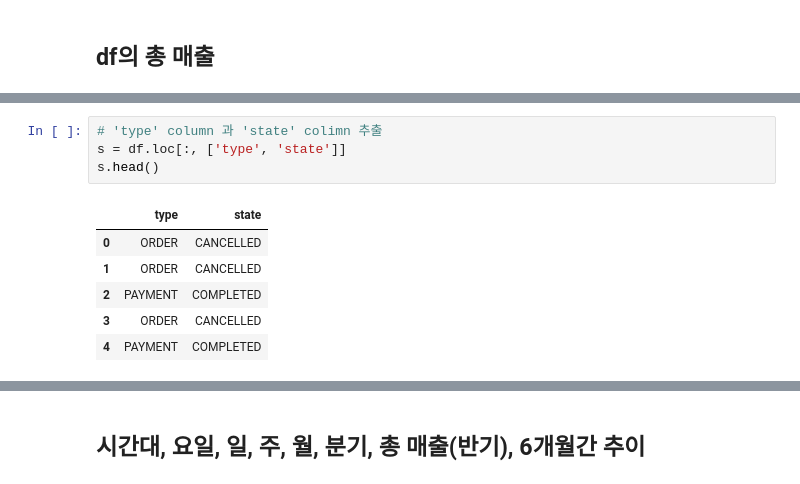
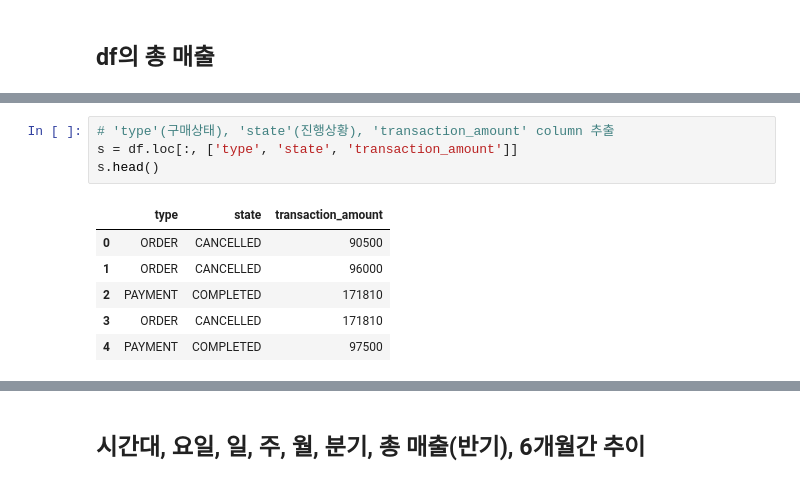
Before and after one commit to jbkim0530/Fast-campus-EDA, a Jupyter notebook: bobjo_visualization_form_jb.ipynb, the cells around one changed output, grey strips where cells are left out. Saved outputs shown, nothing was run; the diff lists cells and outputs as text.

```diff
--- a/bobjo_visualization_form_jb.ipynb
+++ b/bobjo_visualization_form_jb.ipynb
@@ -126,13 +117,13 @@ cc['transaction_amount'].sum()   # 총매출 구하기
 # %%
-# 'type' column 과 'state' colimn 추출
-s = df.loc[:, ['type', 'state']]
+# 'type'(구매상태), 'state'(진행상황), 'transaction_amount' column 추출
+s = df.loc[:, ['type', 'state', 'transaction_amount']]
 s.head()
 # %% [output]
-|  | type | state |
-| 0 | ORDER | CANCELLED |
-| 1 | ORDER | CANCELLED |
-| 2 | PAYMENT | COMPLETED |
-| 3 | ORDER | CANCELLED |
-| 4 | PAYMENT | COMPLETED |
+|  | type | state | transaction_amount |
+| 0 | ORDER | CANCELLED | 90500 |
+| 1 | ORDER | CANCELLED | 96000 |
+| 2 | PAYMENT | COMPLETED | 171810 |
+| 3 | ORDER | CANCELLED | 171810 |
+| 4 | PAYMENT | COMPLETED | 97500 |
 # %%
 # 'type' column 의 'PAYMENT', 'REFUND' 와 'state' column 의 'COMPLEATED' 추출
```
Also changed, not shown: parts of 9 cells of this notebook.
